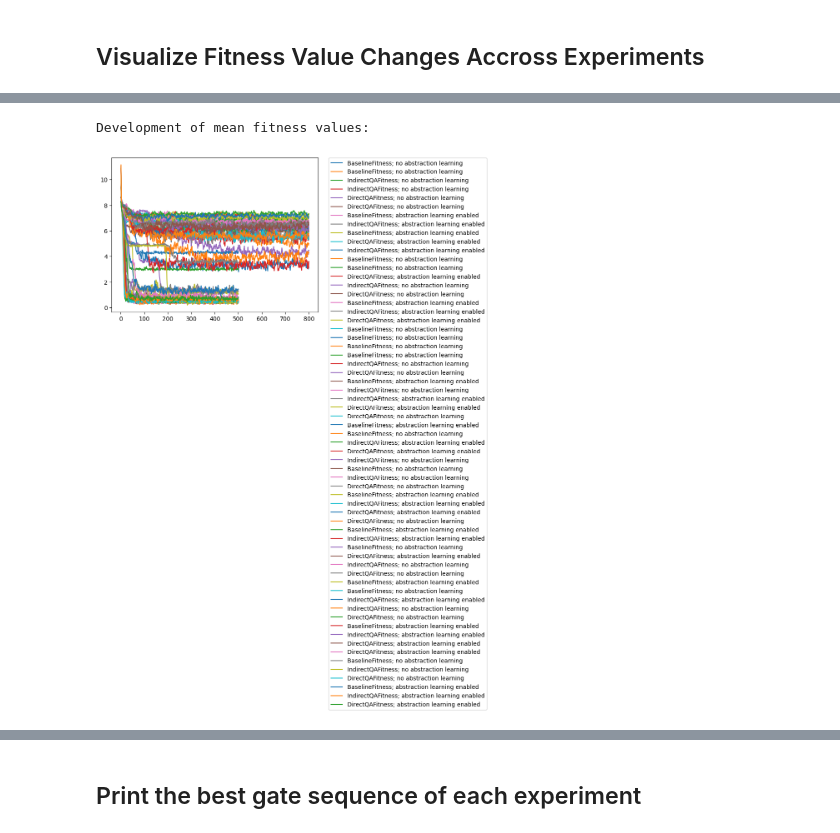
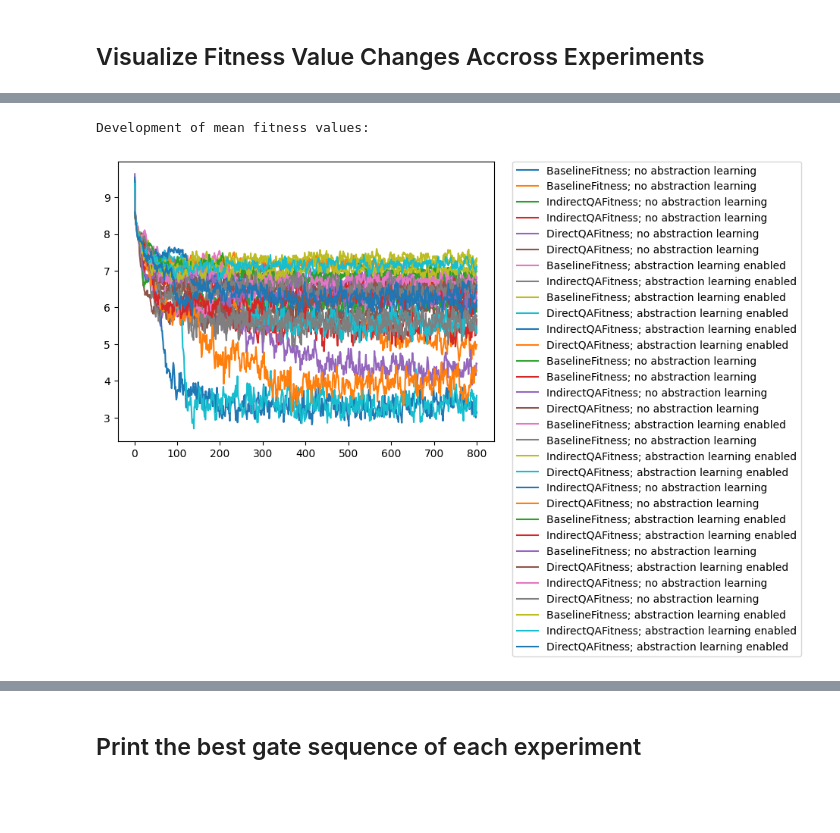
Before and after one commit to westoun/gp4qc, a Jupyter notebook: evaluation.ipynb, the cells around one changed output, grey strips where cells are left out. Drawn from its saved outputs; the diff is of its cells as text; code cells hidden in the pictures; blank space fills up the shorter version.

```diff
--- a/evaluation.ipynb
+++ b/evaluation.ipynb
@@ -154,12 +154,17 @@ Experiment Id: grover_3qubits_22c921d5-c906-4c42-98d8-b26dc2b4fc16
 # %% [markdown]
 ## Visualize Fitness Value Changes Accross Experiments
 # %%
+EVALUATION_CASE = "grover" # bernstein
+
 experiment_ids = experiments["experiment_id"].unique()
 legend = []
 
 ax = plt.subplot()
 
 for experiment_id in experiment_ids:
+    if not experiment_id.startswith(EVALUATION_CASE):
+        continue
+
     configuration = experiments.loc[experiments["experiment_id"] == experiment_id]["configuration"].tolist()[0].strip()
     legend.append(configuration)
 
@@ -176,20 +181,25 @@ Development of best fitness values:
 # %%
+EVALUATION_CASE = "grover" # bernstein
+
 experiment_ids = experiments["experiment_id"].unique()
 legend = []
 
 ax = plt.subplot()
 
 for experiment_id in experiment_ids:
+    if not experiment_id.startswith(EVALUATION_CASE):
+        continue
+
     configuration = experiments.loc[experiments["experiment_id"] == experiment_id]["configuration"].tolist()[0].strip()
     legend.append(configuration)
 
     current_fitness_values = fitness_values.loc[fitness_values["experiment_id"] == experiment_id]
 
     ax.plot(current_fitness_values["generation"], current_fitness_values["mean_fitness_value"])
 
 print("Development of mean fitness values:")
 plt.legend(legend, bbox_to_anchor=(1.05, 1), loc='upper left', borderaxespad=0)
 plt.show()
 # %% [output]
 Development of mean fitness values:
-[figure, old version]
+[figure, new version]
```
Also changed, not shown: parts of 3 cells of this notebook.
